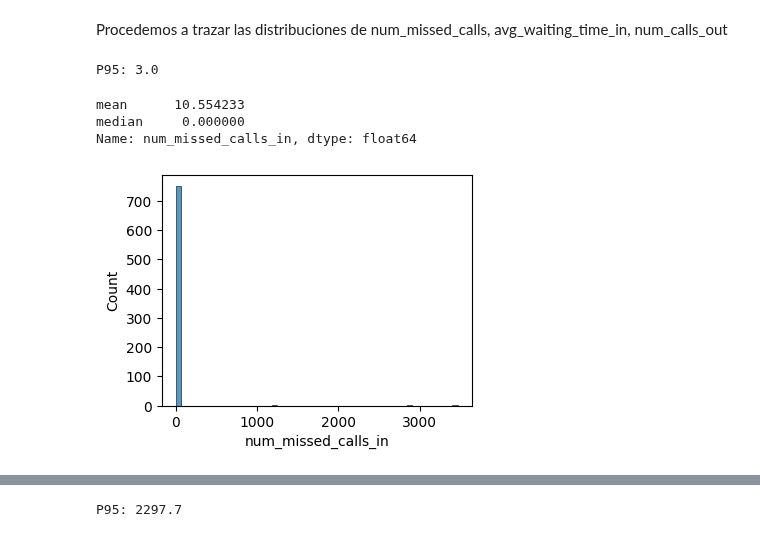
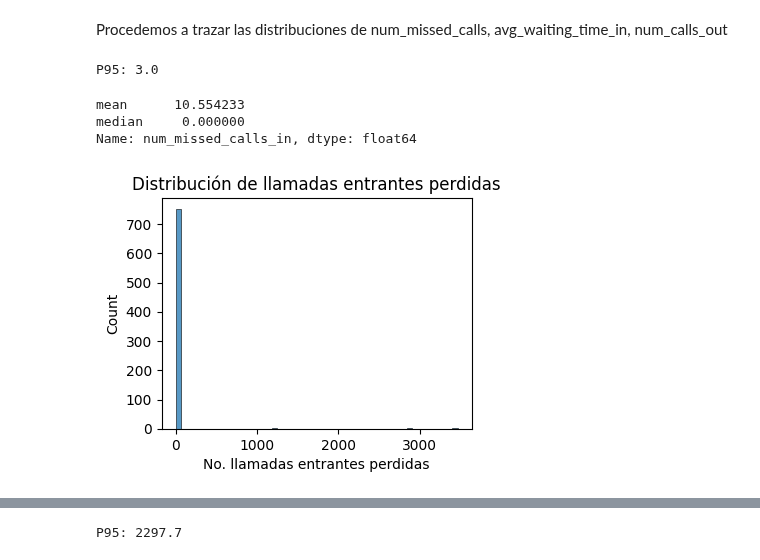
Before and after one commit to ScinDBad/DA_proyecto_final, a Jupyter notebook: proyecto_sp_14.ipynb, the cells around one changed output, grey strips where cells are left out. Drawn from its saved outputs; the diff is of its cells as text; code cells hidden in the pictures.

```diff
--- a/proyecto_sp_14.ipynb
+++ b/proyecto_sp_14.ipynb
@@ -782,13 +782,15 @@ report.sort_values('performance', ascending=False) # ordenar de forma descendent
 # %% [markdown]
 Procedemos a trazar las distribuciones de num_missed_calls, avg_waiting_time_in, num_calls_out
 # %%
-plt.figure(figsize=(4,3))
-sns.histplot(data=report['num_missed_calls_in'], bins=50)
-print('P95:', np.percentile(report['num_missed_calls_in'].dropna(),95))
-report['num_missed_calls_in'].agg({'mean', 'median'})
+plt.figure(figsize=(4,3)) # Definir tamaño de figura
+sns.histplot(data=report['num_missed_calls_in'], bins=50) # trazar histograma
+plt.title('Distribución de llamadas entrantes perdidas') # personalizar titulo
+plt.xlabel('No. llamadas entrantes perdidas') # personalizar etiqueta eje x
+print('P95:', np.percentile(report['num_missed_calls_in'].dropna(),95)) # mostrar percentil 95
+report['num_missed_calls_in'].agg({'mean', 'median'}) # Mostrar media y mediana
 # %% [output]
 P95: 3.0
 mean      10.554233
 median     0.000000
 Name: num_missed_calls_in, dtype: float64
-[figure, old version]
+[figure, new version]
```
Also changed, not shown: parts of 5 cells of this notebook.
